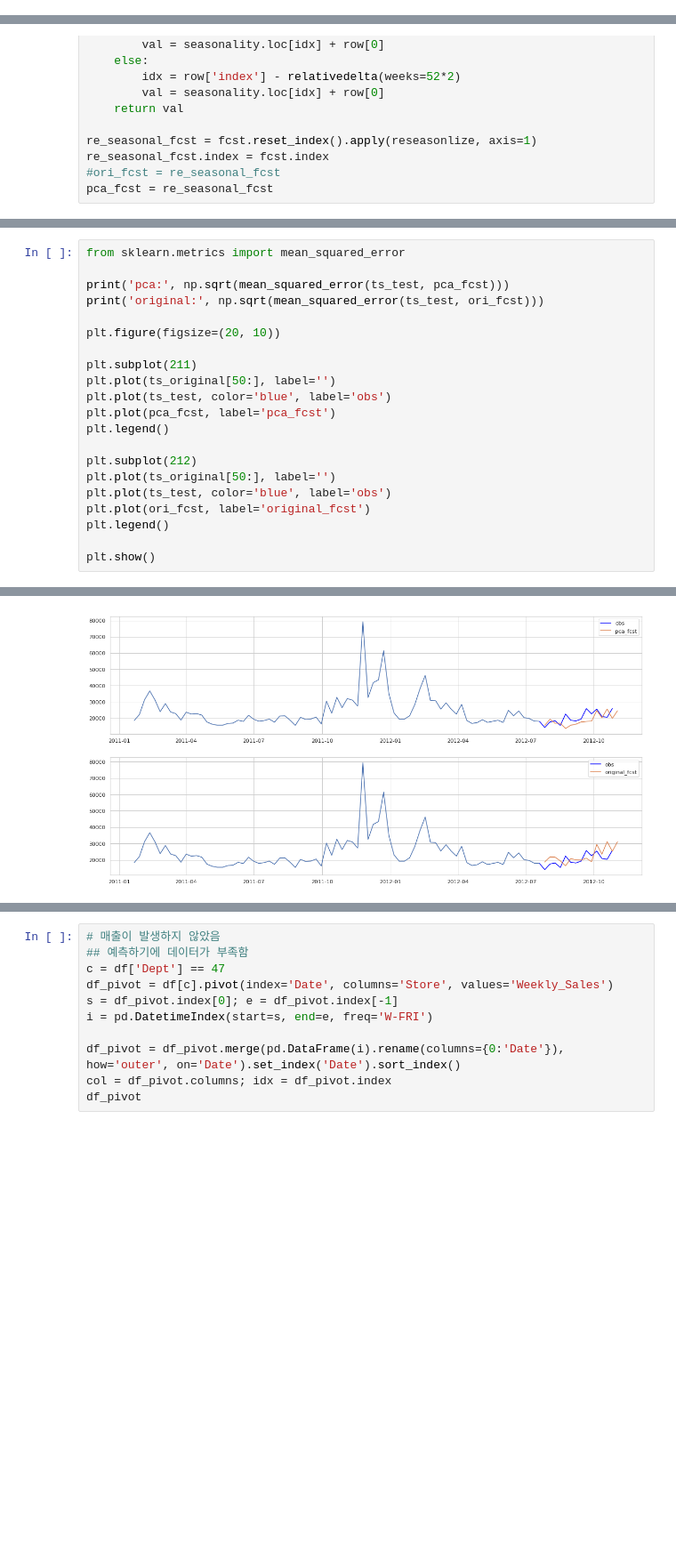
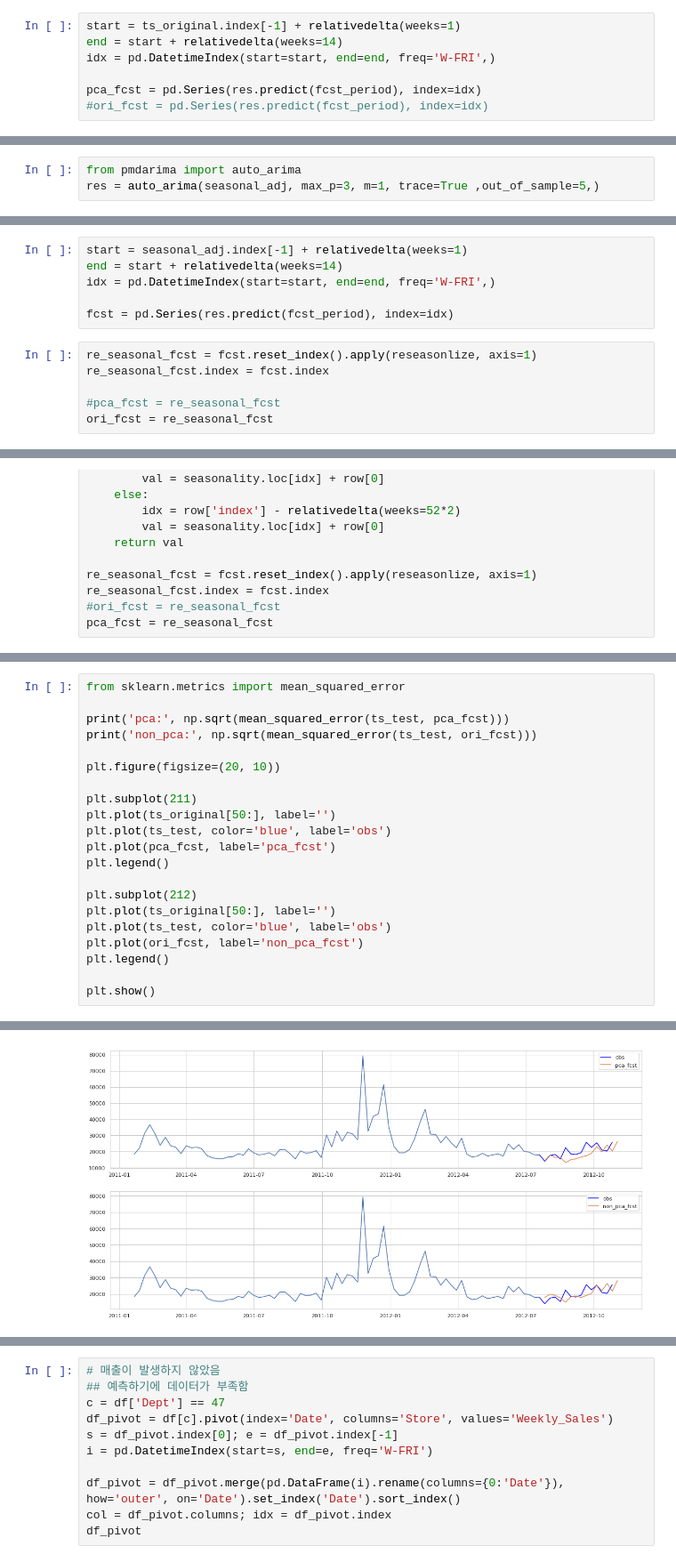
Before and after one commit to HenryPaik1/WalmartDemandForecast, a Jupyter notebook: ts_presentation.ipynb, the cells around one changed output, grey strips where cells are left out. Shown at 89% size. Drawn from its saved outputs; the diff is of its cells as text; blank space fills up the shorter version.

```diff
--- a/ts_presentation.ipynb
+++ b/ts_presentation.ipynb
@@ -269,0 +337,7 @@ ts_pca = df_inverse.loc[:split_idx, 1]
+# %%
+start = ts_original.index[-1] + relativedelta(weeks=1)
+end = start + relativedelta(weeks=14)
+idx = pd.DatetimeIndex(start=start, end=end, freq='W-FRI',)
+
+pca_fcst = pd.Series(res.predict(fcst_period), index=idx)
+#ori_fcst = pd.Series(res.predict(fcst_period), index=idx)
@@ -282,0 +480,3 @@ plt.show()
+# %%
+from pmdarima import auto_arima
+res = auto_arima(seasonal_adj, max_p=3, m=1, trace=True ,out_of_sample=5,)
@@ -282,0 +492,12 @@ plt.show()
+# %%
+start = seasonal_adj.index[-1] + relativedelta(weeks=1)
+end = start + relativedelta(weeks=14)
+idx = pd.DatetimeIndex(start=start, end=end, freq='W-FRI',)
+
+fcst = pd.Series(res.predict(fcst_period), index=idx)
+# %%
+re_seasonal_fcst = fcst.reset_index().apply(reseasonlize, axis=1)
+re_seasonal_fcst.index = fcst.index
+
+#pca_fcst = re_seasonal_fcst
+ori_fcst = re_seasonal_fcst
@@ -310,7 +601,7 @@ pca_fcst = re_seasonal_fcst
 from sklearn.metrics import mean_squared_error
 
 print('pca:', np.sqrt(mean_squared_error(ts_test, pca_fcst)))
-print('original:', np.sqrt(mean_squared_error(ts_test, ori_fcst)))
+print('non_pca:', np.sqrt(mean_squared_error(ts_test, ori_fcst)))
 
 plt.figure(figsize=(20, 10))
 
@@ -323,7 +614,7 @@ plt.legend()
 plt.subplot(212)
 plt.plot(ts_original[50:], label='')
 plt.plot(ts_test, color='blue', label='obs')
-plt.plot(ori_fcst, label='original_fcst')
+plt.plot(ori_fcst, label='non_pca_fcst')
 plt.legend()
 
 plt.show()
@@ -333 +624 @@ original: 4837.54503921924
-[figure, old version]
+[figure, new version]
```
Also changed, not shown: parts of 74 cells of this notebook.
